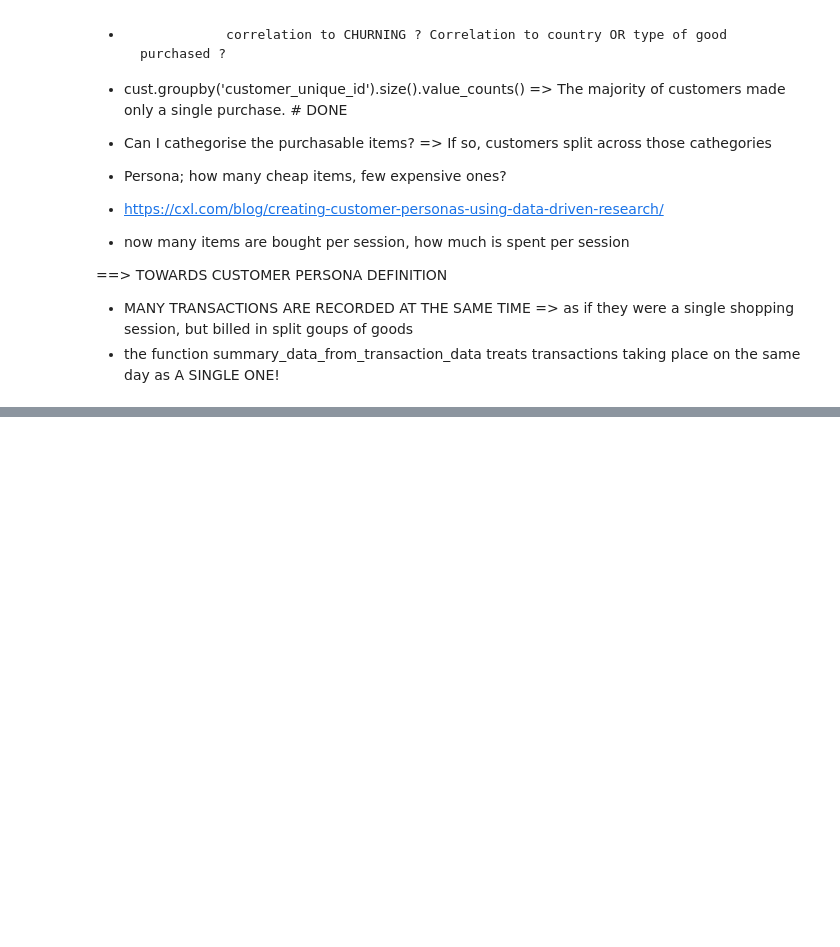
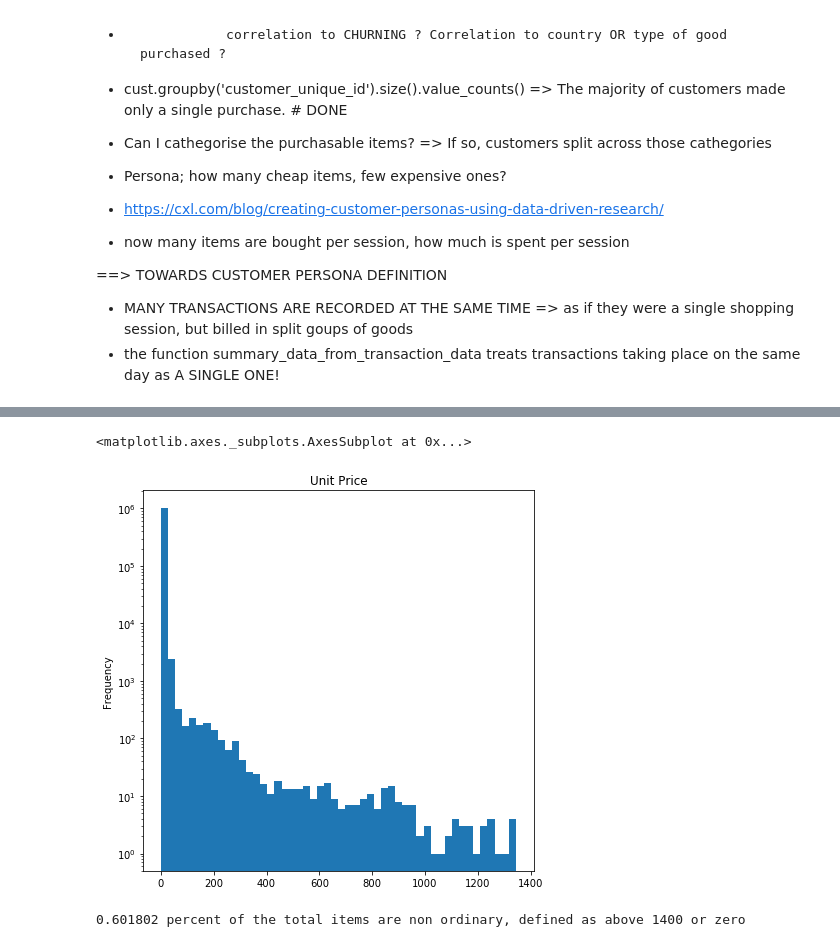
Before and after one commit to franzoni/proton-Hands-on_task_Senior_Data_Scientist, a Jupyter notebook: proton-EDA.ipynb, the cells around one changed output, grey strips where cells are left out. Cells and saved outputs as stored; diff of their text form; code cells hidden in the pictures; blank space fills up the shorter version.

```diff
--- a/proton-EDA.ipynb
+++ b/proton-EDA.ipynb
@@ -152,0 +218,10 @@ tit='Unit Price'
+# %%
+(df.loc[ (df.IsCancellation ==0 ) & (df['IsOrdinaryItem']==1)]).Price.plot(kind='hist',logy=True,title=tit,bins=50,figsize=(7,7))
+# %% [output]
+<matplotlib.axes._subplots.AxesSubplot at 0x...>
+[figure, added]
+# %%
+fraction_non_ordinary=100.*len(df.loc[  (df['IsOrdinaryItem']!=1)]) / len( (df.loc[  (df['IsOrdinaryItem']==1)])   )
+print('%f percent of the total items are non ordinary, defined as above %d or zero'%(fraction_non_ordinary,max_item_price))
+# %% [output]
+0.601802 percent of the total items are non ordinary, defined as above 1400 or zero
```
Also changed, not shown: parts of 53 cells of this notebook.
